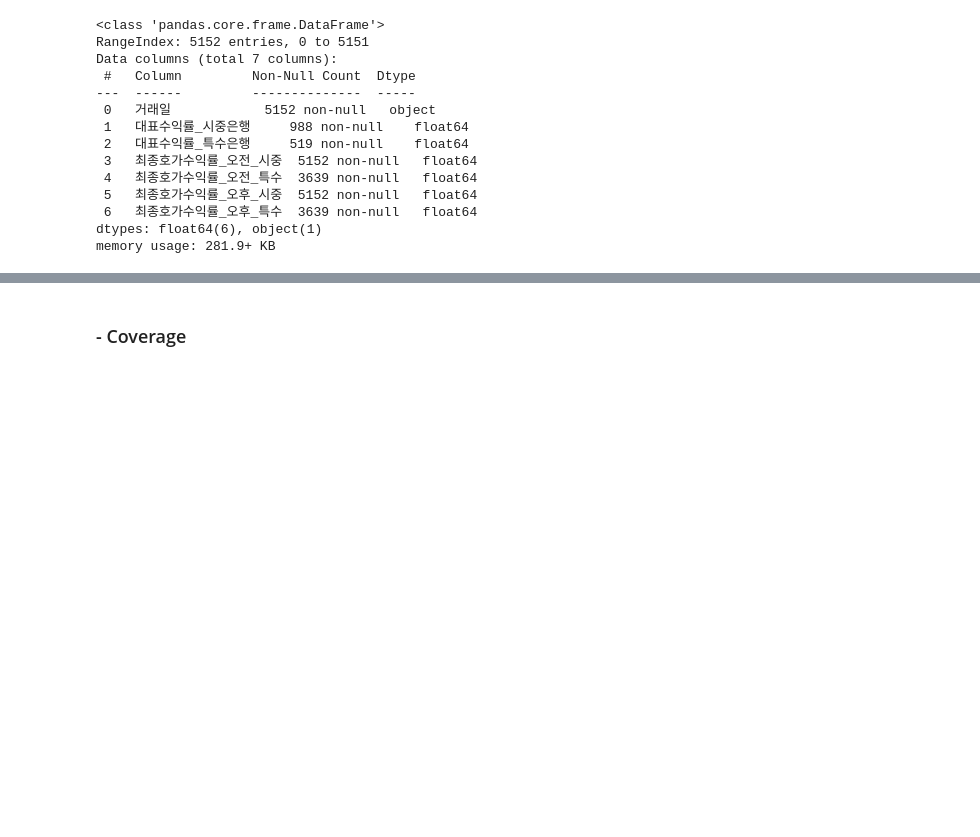
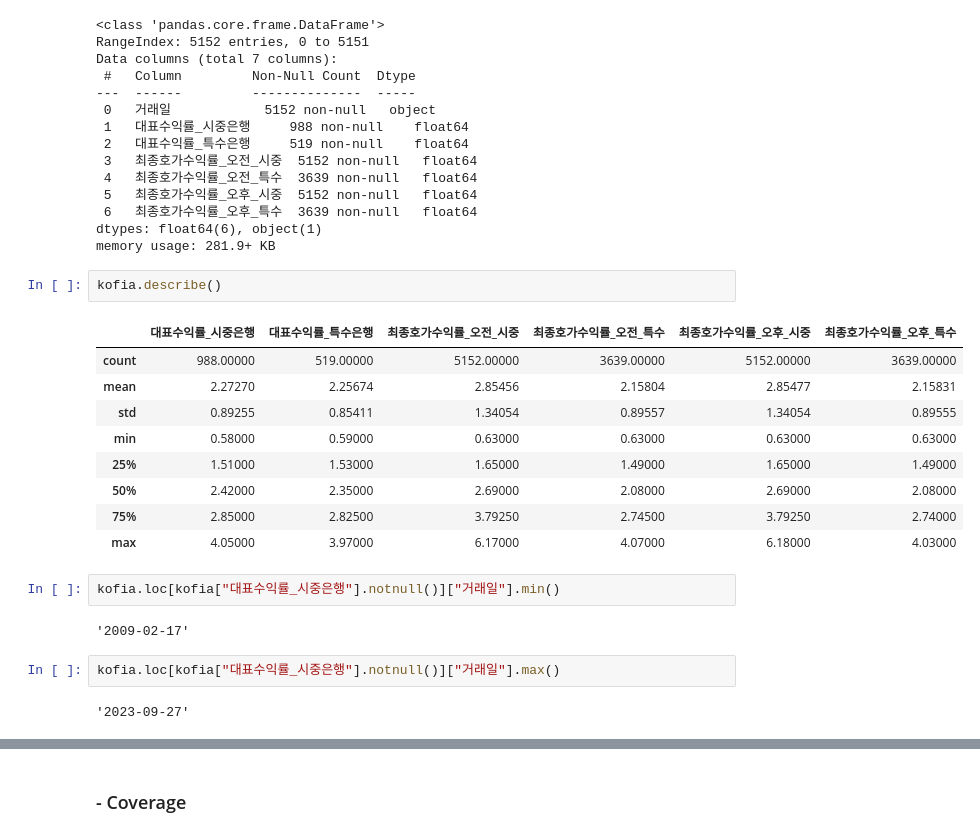
Before and after one commit to lazybuttrying/kofia-bond, a Jupyter notebook: CD/coverage.ipynb, the cells around one changed output, grey strips where cells are left out. Saved outputs shown, nothing was run; the diff lists cells and outputs as text; blank space fills up the shorter version.

```diff
--- a/CD/coverage.ipynb
+++ b/CD/coverage.ipynb
@@ -155,5 +152,25 @@ Data columns (total 7 columns):
  6   최종호가수익률_오후_특수  3639 non-null   float64
 dtypes: float64(6), object(1)
 memory usage: 281.9+ KB
+# %%
+kofia.describe()
+# %% [output]
+|  | 대표수익률_시중은행 | 대표수익률_특수은행 | 최종호가수익률_오전_시중 | 최종호가수익률_오전_특수 | 최종호가수익률_오후_시중 | 최종호가수익률_오후_특수 |
+| count | 988.00000 | 519.00000 | 5152.00000 | 3639.00000 | 5152.00000 | 3639.00000 |
+| mean | 2.27270 | 2.25674 | 2.85456 | 2.15804 | 2.85477 | 2.15831 |
+| std | 0.89255 | 0.85411 | 1.34054 | 0.89557 | 1.34054 | 0.89555 |
+| min | 0.58000 | 0.59000 | 0.63000 | 0.63000 | 0.63000 | 0.63000 |
+| 25% | 1.51000 | 1.53000 | 1.65000 | 1.49000 | 1.65000 | 1.49000 |
+| 50% | 2.42000 | 2.35000 | 2.69000 | 2.08000 | 2.69000 | 2.08000 |
+| 75% | 2.85000 | 2.82500 | 3.79250 | 2.74500 | 3.79250 | 2.74000 |
+| max | 4.05000 | 3.97000 | 6.17000 | 4.07000 | 6.18000 | 4.03000 |
+# %%
+kofia.loc[kofia["대표수익률_시중은행"].notnull()]["거래일"].min()
+# %% [output]
+'2009-02-17'
+# %%
+kofia.loc[kofia["대표수익률_시중은행"].notnull()]["거래일"].max()
+# %% [output]
+'2023-09-27'
 # %%
 kofia["mean"] = (kofia["최종호가수익률_오전_시중"] + kofia["최종호가수익률_오후_시중"])/2
```
Also changed, not shown: parts of 26 cells of this notebook, 1 other file.
